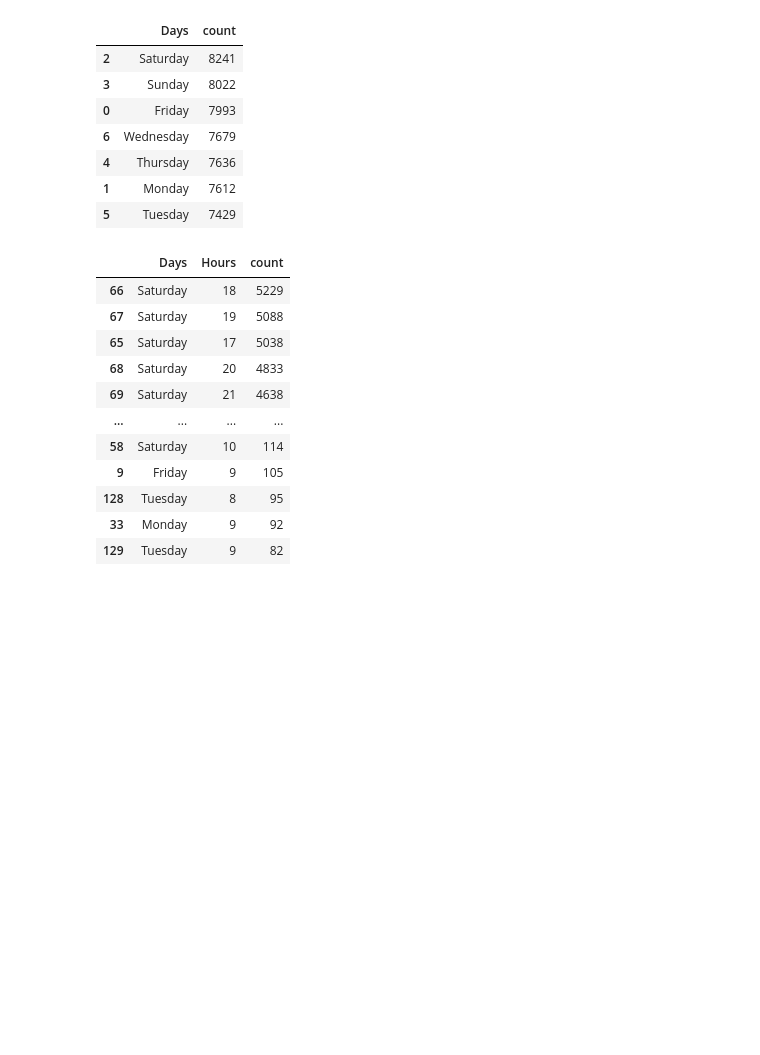
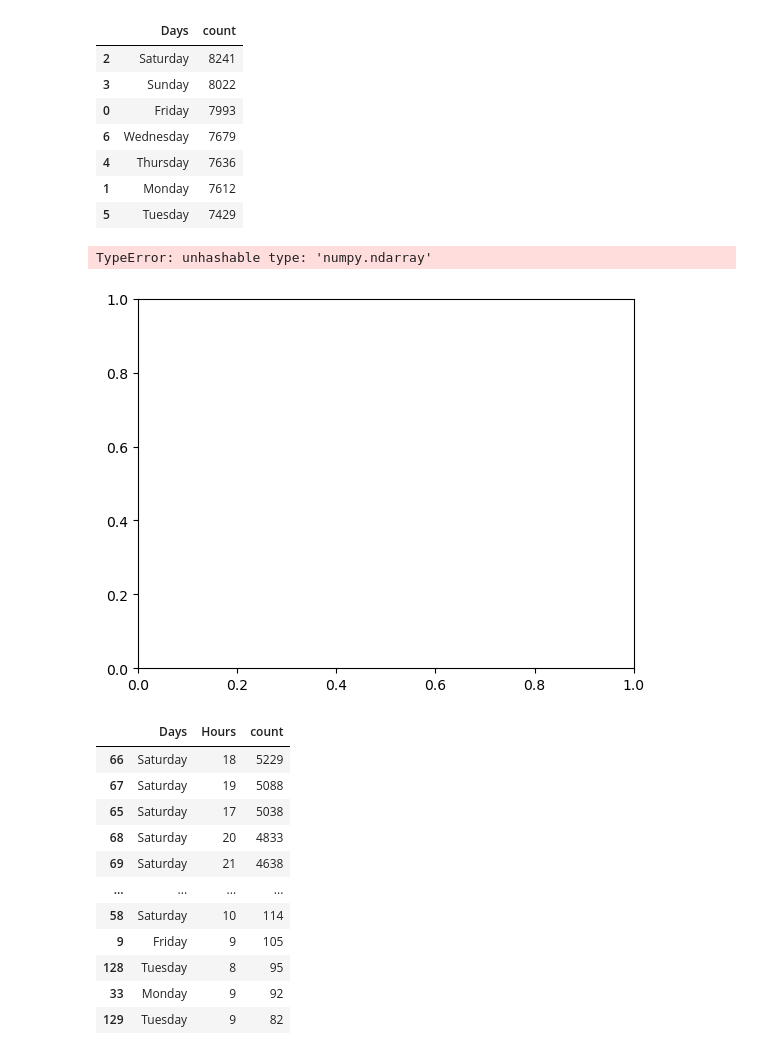
Before and after one commit to NSS-Data-Analytics-Cohort-11/scooters-hot_honey, a Jupyter notebook: notebooks/Scooters.ipynb, the cells around one changed output. Cells and saved outputs as stored; diff of their text form; code cells hidden in the pictures; blank space fills up the shorter version.

```diff
--- a/notebooks/Scooters.ipynb
+++ b/notebooks/Scooters.ipynb
@@ -1137,10 +1139,11 @@ tripsdf
 | 565521 | 2019-08-01 07:04:00.000 | Jump | JMP34 | Powered784fcc92-bd1a-5f6a-8314-b0... | 209.409650 | 14889.60000 | 2019-07-31 | 22:19:08 | ... |
 565522 rows × 19 columns
 # %%
-tripsdf[['sumdid', 'Days']].groupby(['Days'])['sumdid']\
+weekdays = tripsdf[['sumdid', 'Days']].groupby(['Days'])['sumdid']\
                                                         .nunique()\
                                                         .reset_index(name = 'count')\
                                                         .sort_values(['count'], ascending = False)
+weekdays
 # %% [output]
 |  | Days | count |
 | 2 | Saturday | 8241 |
@@ -1150,6 +1153,15 @@ tripsdf[['sumdid', 'Days']].groupby(['Days'])['sumdid']\
 | 4 | Thursday | 7636 |
 | 1 | Monday | 7612 |
 | 5 | Tuesday | 7429 |
+# %%
+plt.plot(weekdays)
+plt.title('Peak Days')
+plt.ylabel('Trips')
+plt.xlabel('Days of the Week')
+plt.show
+# %% [output]
+TypeError: unhashable type: 'numpy.ndarray'
+[figure, added]
 # %%
 #Finding the peak times for scooter usage
 tripsdf[['sumdid', 'Days', 'Hours']].groupby(['Days', 'Hours'])['sumdid']\
```
Also changed, not shown: parts of 94 cells of this notebook.
